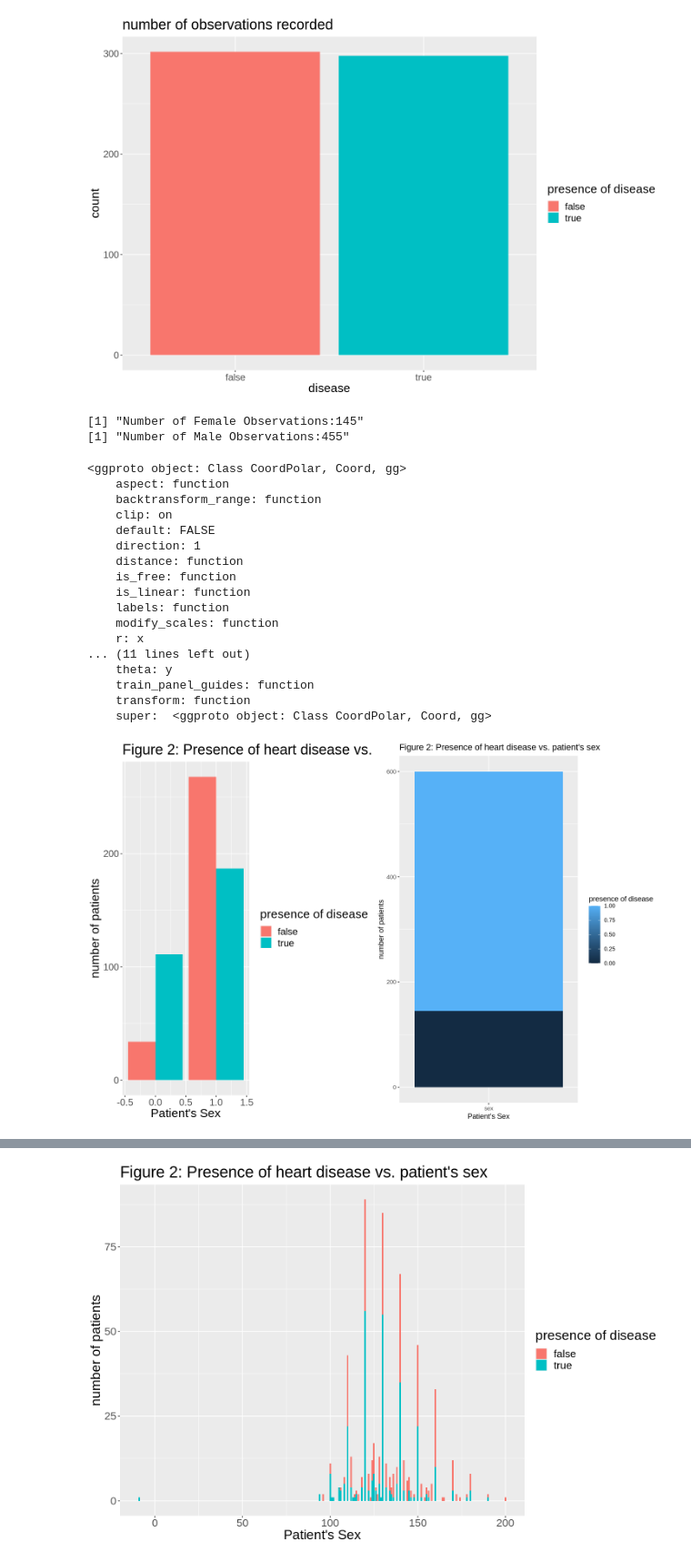
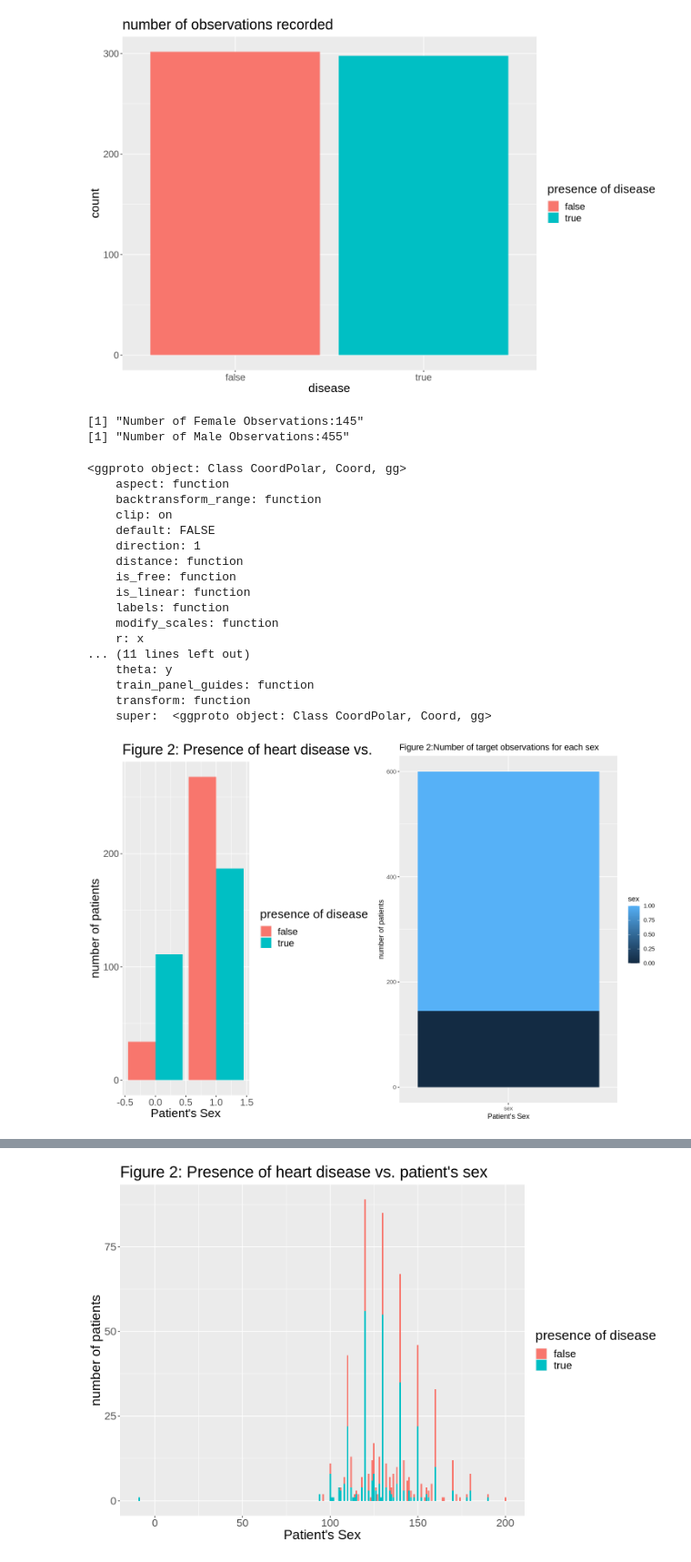
Before and after one commit to ciaraaf/dsci_grp_156, a Jupyter notebook: heart2.ipynb, the cells around one changed output, grey strips where cells are left out. Shown: that part at 91% size. Saved outputs shown, nothing was run; the diff lists cells and outputs as text; code cells hidden in the pictures.

```diff
--- a/heart2.ipynb
+++ b/heart2.ipynb
@@ -367,6 +340,9 @@ disease_dist
 # %% [output]
 [figure]
 # %%
+
+
+
 options(repr.plot.width = 12, repr.plot.height = 8)
 sex_dist <- ggplot(heart_train, aes(x=sex, fill = disease)) +
                   geom_bar(position= "dodge") +
@@ -378,32 +354,32 @@ sex_num<-heart_train|>
 count(sex)
 print(paste("Number of Female Observations:145"))
 print(paste("Number of Male Observations:455"))
 
 sex_prop<-ggplot(sex_num, aes(x="sex", y=n, fill=sex)) +
   geom_bar(stat="identity", width=1) +
-labs(x = "Patient's Sex", y = "number of patients",fill = "presence of disease",title = "Figure 2: Presence of heart disease vs. patient's sex")
+labs(x = "Patient's Sex", y = "number of patients", fill= "sex",title = "Figure 2:Number of target observations for each sex")
   coord_polar("y", start=0)
 
 
 grid.arrange(sex_dist, sex_prop, ncol=2)
 # %% [output]
 [1] "Number of Female Observations:145"
 [1] "Number of Male Observations:455"
 <ggproto object: Class CoordPolar, Coord, gg>
     aspect: function
     backtransform_range: function
     clip: on
     default: FALSE
     direction: 1
     distance: function
     is_free: function
     is_linear: function
     labels: function
     modify_scales: function
     r: x
 ... (11 lines left out)
     theta: y
     train_panel_guides: function
     transform: function
     super:  <ggproto object: Class CoordPolar, Coord, gg>
-[figure, old version]
+[figure, new version]
```
Also changed, not shown: parts of 7 cells of this notebook.
